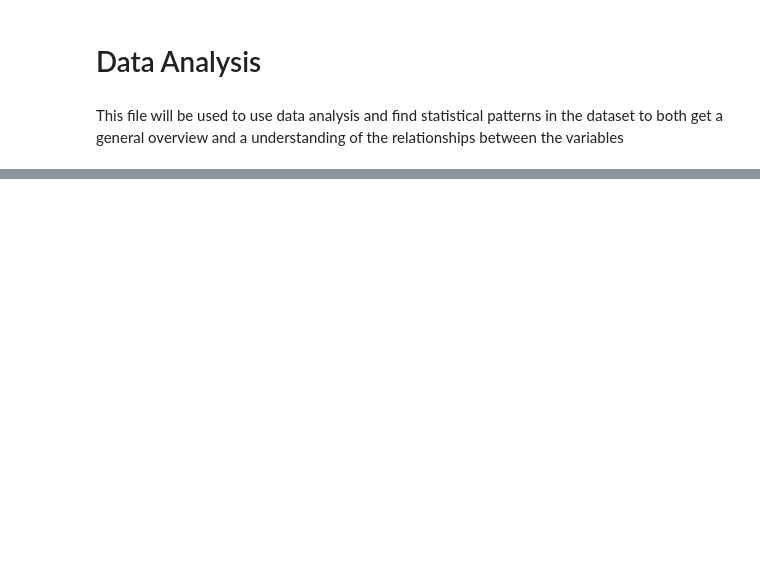
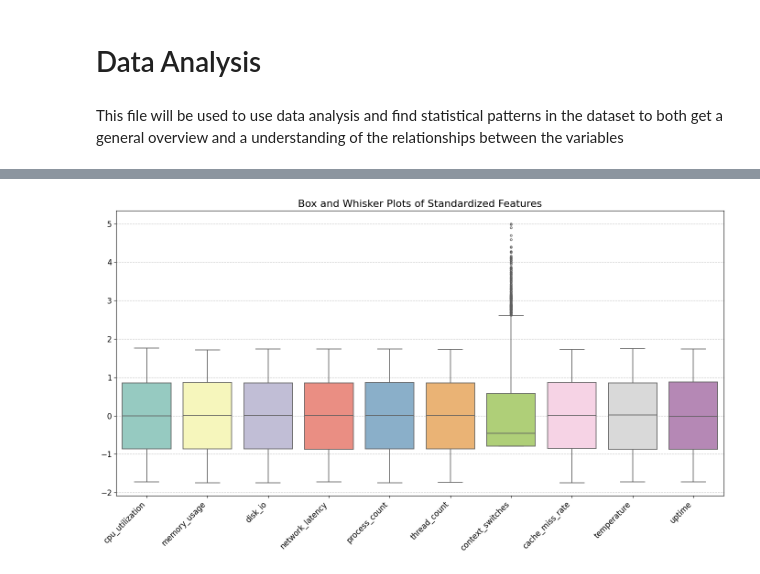
Before and after one commit to MuhammadAhmadMirza/BNA26-ML, a Jupyter notebook: src/data_analysis.ipynb, the cells around one changed output, grey strips where cells are left out. Drawn from its saved outputs; the diff is of its cells as text; code cells hidden in the pictures; blank space fills up the shorter version.

```diff
--- a/src/data_analysis.ipynb
+++ b/src/data_analysis.ipynb
@@ -42,0 +99,22 @@ print(correlation_with_target)
+# %%
+# Extract features only
+features = df.drop(columns=[target_column])
+
+# Standardize features for comparable scales
+scaler = StandardScaler()
+features_scaled = scaler.fit_transform(features)
+
+# Convert back to DataFrame for seaborn
+features_scaled_df = pd.DataFrame(features_scaled, columns=features.columns)
+
+plt.figure(figsize=(14, 8))
+sns.boxplot(data=features_scaled_df, palette="Set3", fliersize=3, linewidth=1.2)
+
+plt.title('Box and Whisker Plots of Standardized Features', fontsize=16)
+plt.xticks(rotation=45, ha='right', fontsize=12)
+plt.yticks(fontsize=12)
+plt.grid(axis='y', linestyle='--', alpha=0.7)
+plt.tight_layout()
+plt.show()
+# %% [output]
+[figure, added]
```
Also changed, not shown: parts of 22 cells of this notebook.
